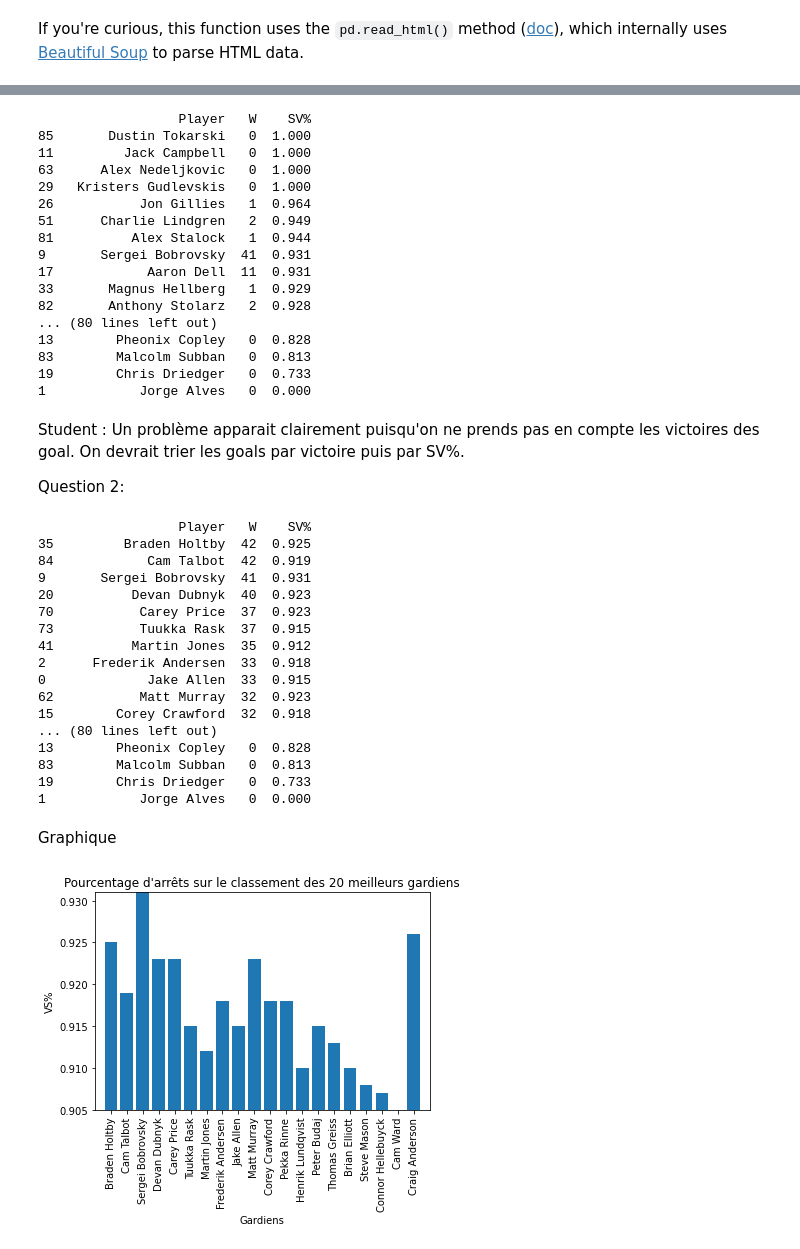
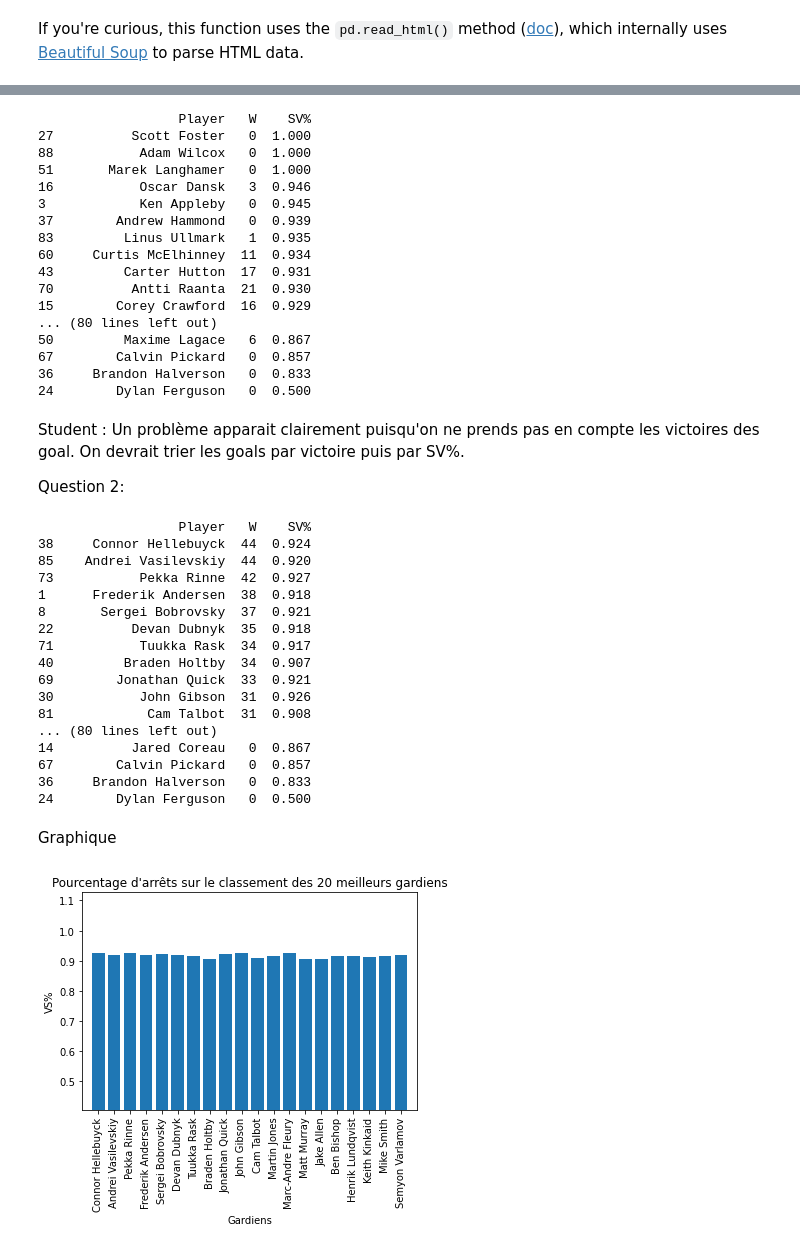
Before and after one commit to RGenkishi/IFT6758_Milestone-1, a Jupyter notebook: ift6758-project-template-main/notebooks/Question 1 sample.ipynb, the cells around one changed output, grey strips where cells are left out. Saved outputs shown, nothing was run; the diff lists cells and outputs as text; code cells hidden in the pictures.

```diff
--- a/ift6758-project-template-main/notebooks/Question 1 sample.ipynb
+++ b/ift6758-project-template-main/notebooks/Question 1 sample.ipynb
@@ -20,5 +20,5 @@ pip install -e /path/to/repo
 
 The nice thing using this approach is if you have your environment activated, you can import modules from anywhere on your system!
 # %%
-df = get_player_stats(2017, 'goalies')
+df = get_player_stats(2018, 'goalies')
 # %% [output]
@@ -44,22 +44,22 @@ sortedGoalie = df.sort_values(by="SV%", ascending=False)
 print(sortedGoalie[["Player", "W", "SV%"]])
 # %% [output]
                   Player   W    SV%
-85       Dustin Tokarski   0  1.000
-11         Jack Campbell   0  1.000
-63      Alex Nedeljkovic   0  1.000
-29   Kristers Gudlevskis   0  1.000
-26           Jon Gillies   1  0.964
-51      Charlie Lindgren   2  0.949
-81          Alex Stalock   1  0.944
-9       Sergei Bobrovsky  41  0.931
-17            Aaron Dell  11  0.931
-33       Magnus Hellberg   1  0.929
-82       Anthony Stolarz   2  0.928
+27          Scott Foster   0  1.000
+88           Adam Wilcox   0  1.000
+51       Marek Langhamer   0  1.000
+16           Oscar Dansk   3  0.946
+3            Ken Appleby   0  0.945
+37        Andrew Hammond   0  0.939
+83         Linus Ullmark   1  0.935
+60     Curtis McElhinney  11  0.934
+43         Carter Hutton  17  0.931
+70          Antti Raanta  21  0.930
+15        Corey Crawford  16  0.929
 ... (80 lines left out)
-13        Pheonix Copley   0  0.828
-83        Malcolm Subban   0  0.813
-19        Chris Driedger   0  0.733
-1            Jorge Alves   0  0.000
+50         Maxime Lagace   6  0.867
+67        Calvin Pickard   0  0.857
+36     Brandon Halverson   0  0.833
+24        Dylan Ferguson   0  0.500
 # %% [markdown]
 Student : Un problème apparait clairement puisqu'on ne prends pas en compte les victoires des goal.
 On devrait trier les goals par victoire puis par SV%.
@@ -72,35 +72,36 @@ reSortedGoalie = df.sort_values(by=["W", "SV%"], ascending=False)
 print(reSortedGoalie[["Player", "W", "SV%"]])
 # %% [output]
                   Player   W    SV%
-35         Braden Holtby  42  0.925
-84            Cam Talbot  42  0.919
-9       Sergei Bobrovsky  41  0.931
-20          Devan Dubnyk  40  0.923
-70           Carey Price  37  0.923
-73           Tuukka Rask  37  0.915
-41          Martin Jones  35  0.912
-2      Frederik Andersen  33  0.918
-0             Jake Allen  33  0.915
-62           Matt Murray  32  0.923
-15        Corey Crawford  32  0.918
+38     Connor Hellebuyck  44  0.924
+85    Andrei Vasilevskiy  44  0.920
+73           Pekka Rinne  42  0.927
+1      Frederik Andersen  38  0.918
+8       Sergei Bobrovsky  37  0.921
+22          Devan Dubnyk  35  0.918
+71           Tuukka Rask  34  0.917
+40         Braden Holtby  34  0.907
+69        Jonathan Quick  33  0.921
+30           John Gibson  31  0.926
+81            Cam Talbot  31  0.908
 ... (80 lines left out)
-13        Pheonix Copley   0  0.828
-83        Malcolm Subban   0  0.813
-19        Chris Driedger   0  0.733
-1            Jorge Alves   0  0.000
+14          Jared Coreau   0  0.867
+67        Calvin Pickard   0  0.857
+36     Brandon Halverson   0  0.833
+24        Dylan Ferguson   0  0.500
 # %% [markdown]
 Graphique
 # %%
 import matplotlib.pyplot as plt
 import numpy as np
 
 x = np.arange(20)
+#print(reSortedGoalie[["Player", "SV%"]][:20])
 histo = plt.bar(x, height=reSortedGoalie["SV%"][:20])
 plt.xticks(x, reSortedGoalie["Player"][:20], rotation=90)
-plt.axis([-1, 20, min(reSortedGoalie["SV%"][:20]), max(reSortedGoalie["SV%"][:20])])
+plt.axis([-1, 20, min(reSortedGoalie["SV%"][:20])-0.5, max(reSortedGoalie["SV%"][:20])+0.2])
 plt.title("Pourcentage d'arrêts sur le classement des 20 meilleurs gardiens")
 plt.xlabel("Gardiens")
 plt.ylabel("VS%")
 plt.show()
 # %% [output]
-[figure, old version]
+[figure, new version]
```
Also changed, not shown: parts of 2 cells of this notebook, 2 other files.
